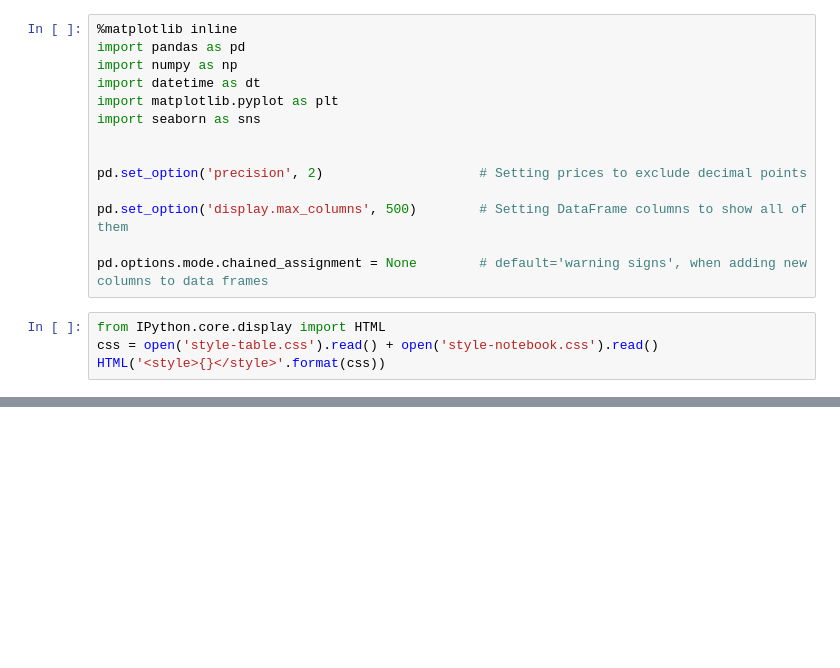
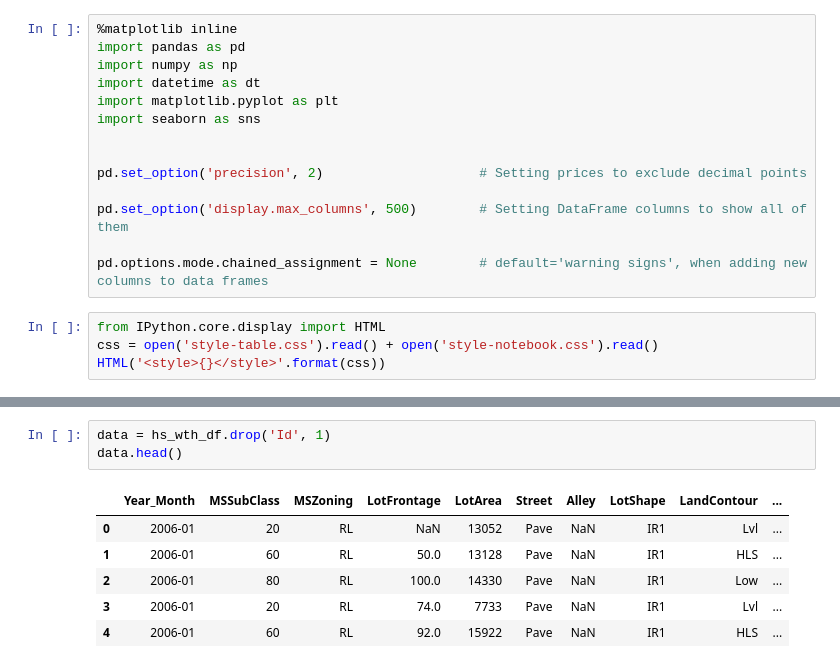
Before and after one commit to AlfredMtz/Springboard, a Jupyter notebook: amesproject.ipynb, the cells around one changed output, grey strips where cells are left out. Cells and saved outputs as stored; diff of their text form; blank space fills up the shorter version.

```diff
--- a/amesproject.ipynb
+++ b/amesproject.ipynb
@@ -171,0 +125,10 @@ hs_wth_data.head(30)
+# %%
+data = hs_wth_df.drop('Id', 1)
+data.head()
+# %% [output]
+|  | Year_Month | MSSubClass | MSZoning | LotFrontage | LotArea | Street | Alley | LotShape | LandContour | ... |
+| 0 | 2006-01 | 20 | RL | NaN | 13052 | Pave | NaN | IR1 | Lvl | ... |
+| 1 | 2006-01 | 60 | RL | 50.0 | 13128 | Pave | NaN | IR1 | HLS | ... |
+| 2 | 2006-01 | 80 | RL | 100.0 | 14330 | Pave | NaN | IR1 | Low | ... |
+| 3 | 2006-01 | 20 | RL | 74.0 | 7733 | Pave | NaN | IR1 | Lvl | ... |
+| 4 | 2006-01 | 60 | RL | 92.0 | 15922 | Pave | NaN | IR1 | HLS | ... |
```
Also changed, not shown: parts of 9 cells of this notebook.
